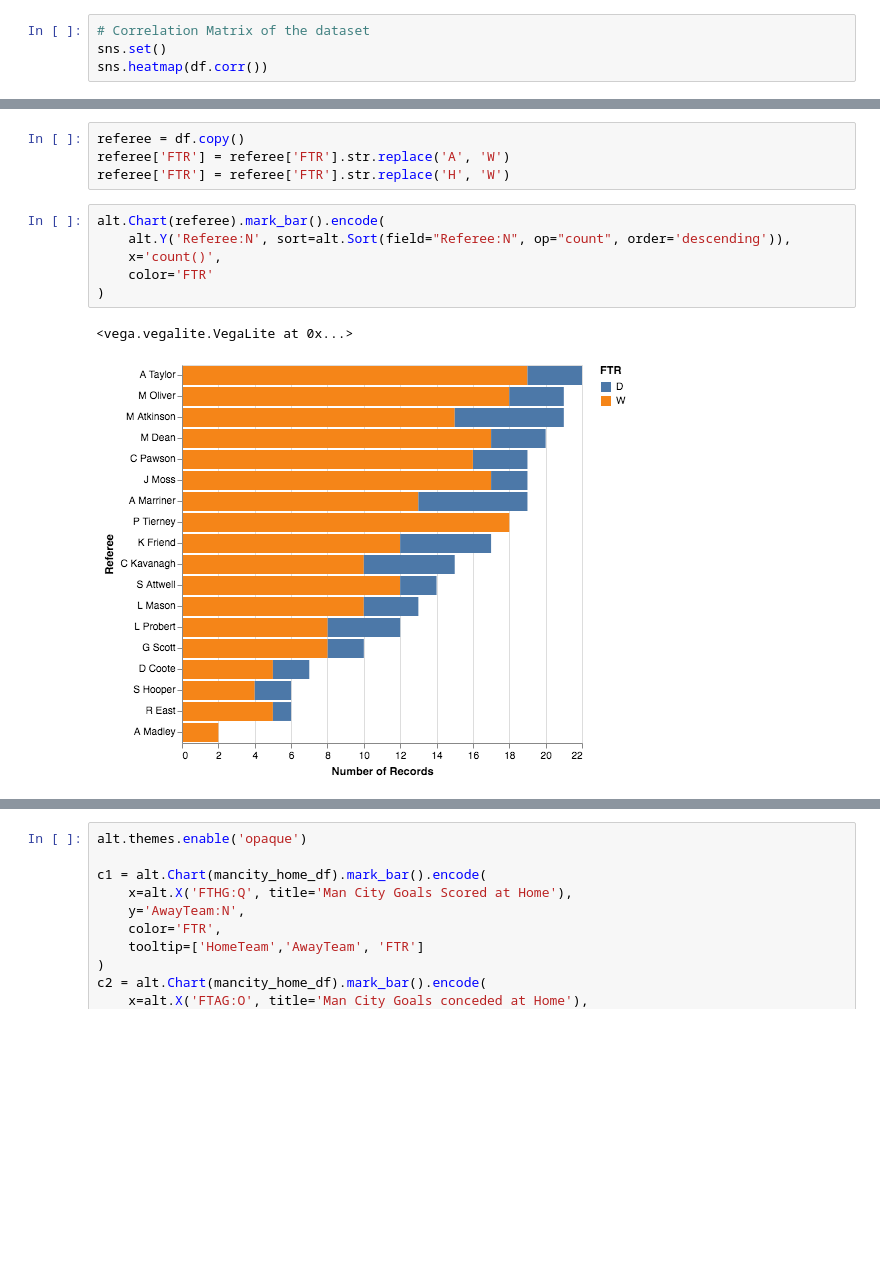
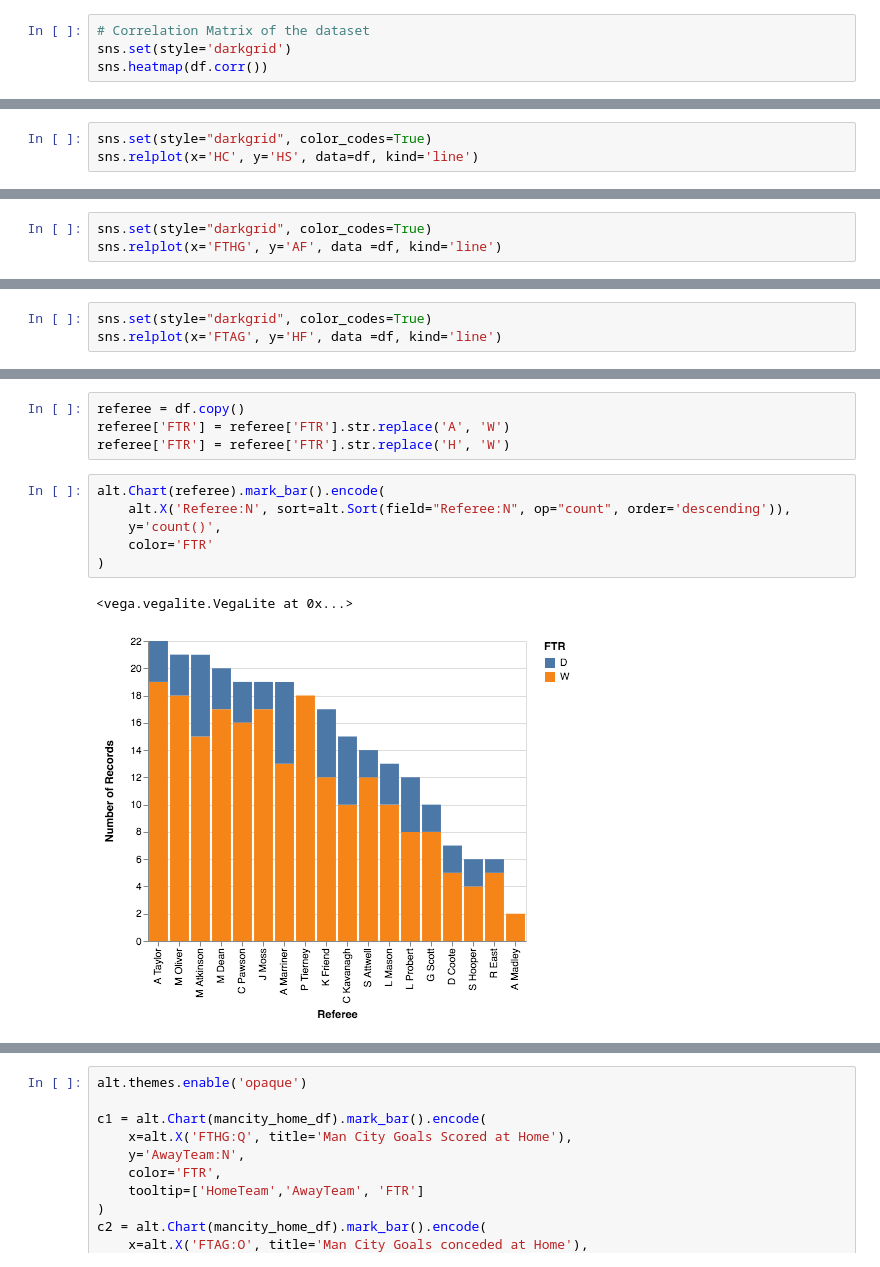
Before and after one commit to sarthakbatragatech/SoccerViz, a Jupyter notebook: SoccerViz.ipynb, the cells around one changed output, grey strips where cells are left out. Drawn from its saved outputs; the diff is of its cells as text; blank space fills up the shorter version.

Commit message:
Generated plots for referees

```diff
--- a/SoccerViz.ipynb
+++ b/SoccerViz.ipynb
@@ -49,7 +49,7 @@ dtypes: int64(16), object(6)
 memory usage: 44.9+ KB
 # %%
 # Correlation Matrix of the dataset
-sns.set()
+sns.set(style='darkgrid')
 sns.heatmap(df.corr())
 # %% [output]
 <matplotlib.axes._subplots.AxesSubplot at 0x...>
@@ -89,3 +89,6 @@ plt.ylabel('Shots')
 plt.show('j')
 # %% [output]
 [figure]
+# %%
+sns.set(style="darkgrid", color_codes=True)
+sns.relplot(x='HC', y='HS', data=df, kind='line')
@@ -91,0 +98,3 @@ plt.show('j')
+# %%
+sns.set(style="darkgrid", color_codes=True)
+sns.relplot(x='FTHG', y='AF', data =df, kind='line')
@@ -91,0 +104,3 @@ plt.show('j')
+# %%
+sns.set(style="darkgrid", color_codes=True)
+sns.relplot(x='FTAG', y='HF', data =df, kind='line')
@@ -145,10 +163,10 @@ referee['FTR'] = referee['FTR'].str.replace('A', 'W')
 referee['FTR'] = referee['FTR'].str.replace('H', 'W')
 # %%
 alt.Chart(referee).mark_bar().encode(
-    alt.Y('Referee:N', sort=alt.Sort(field="Referee:N", op="count", order='descending')),
-    x='count()',
+    alt.X('Referee:N', sort=alt.Sort(field="Referee:N", op="count", order='descending')),
+    y='count()',
     color='FTR'
 )
 # %% [output]
 <vega.vegalite.VegaLite at 0x...>
-[figure, old version]
+[figure, new version]
```
Also changed, not shown: parts of 8 cells of this notebook.
